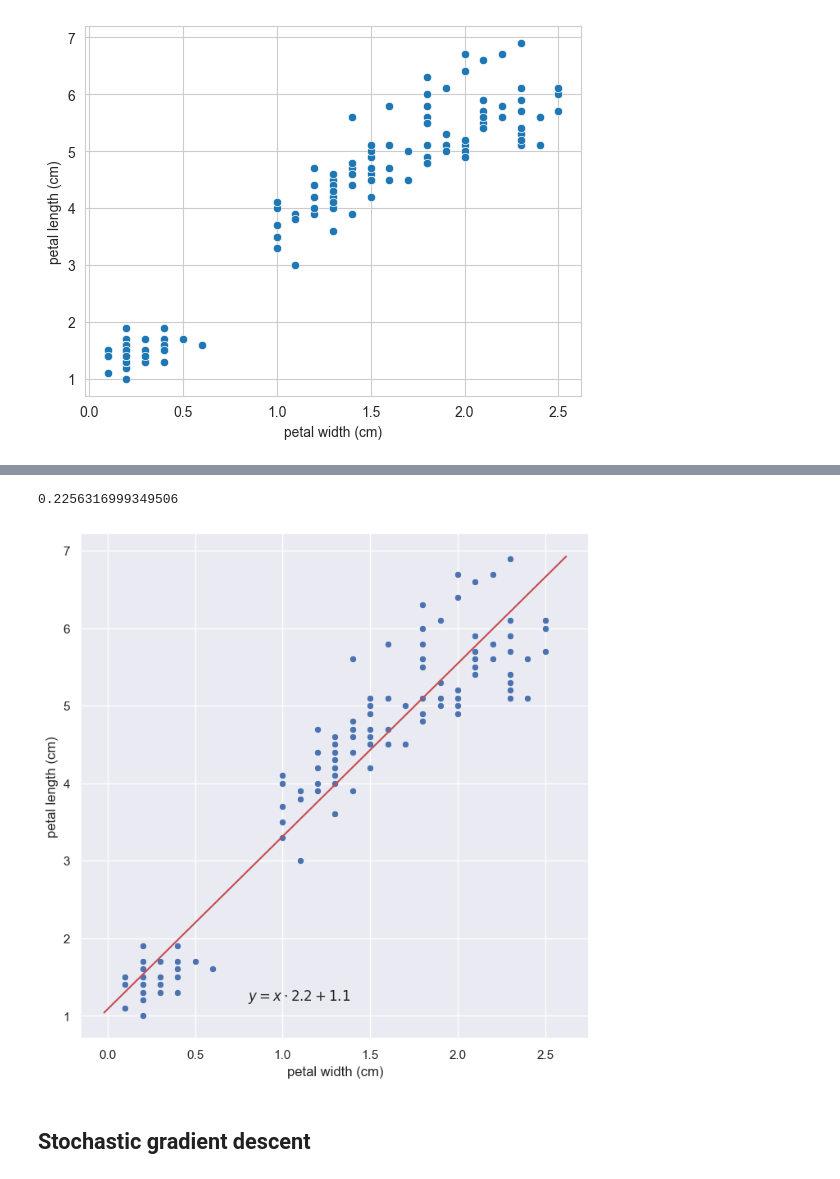
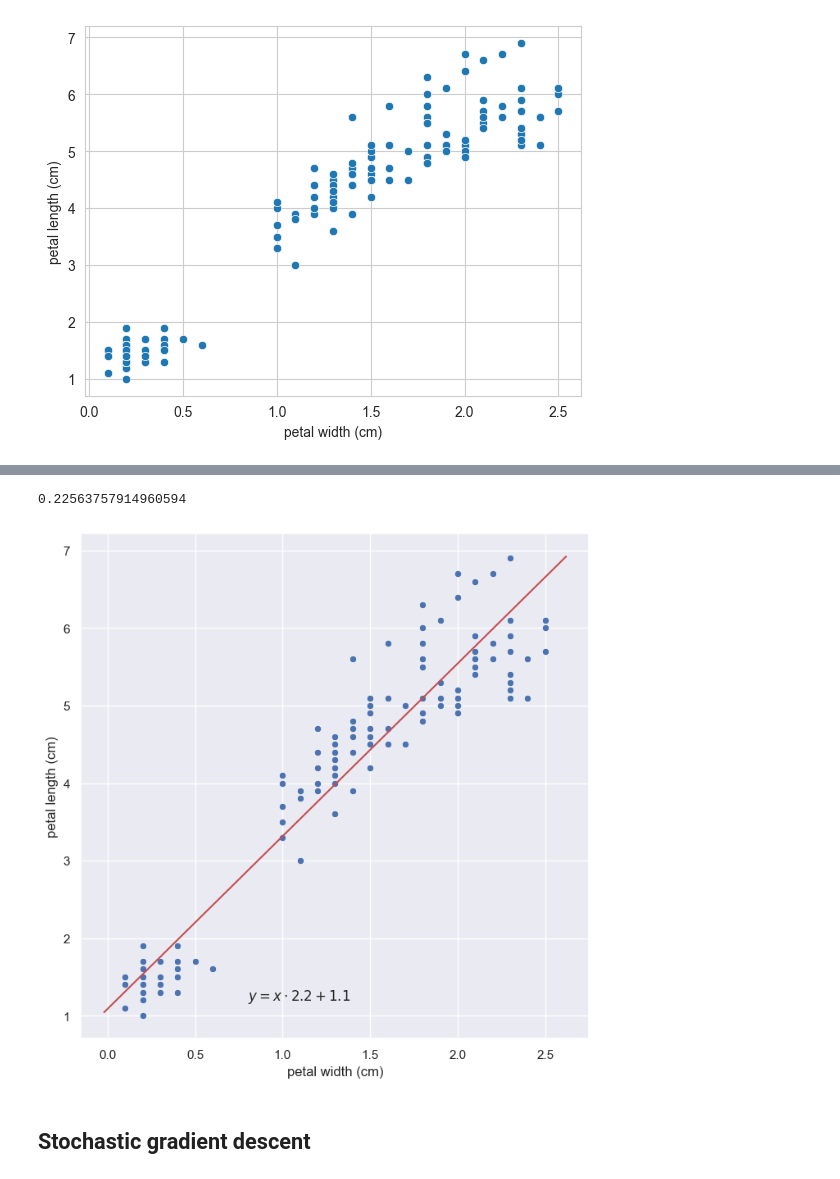
Before and after one commit to marekpiotradamczyk/ml_uwr_22, a Jupyter notebook: Assignments/Assignment8.ipynb, the cells around one changed output, grey strips where cells are left out. Saved outputs shown, nothing was run; the diff lists cells and outputs as text; code cells hidden in the pictures.

```diff
--- a/Assignments/Assignment8.ipynb
+++ b/Assignments/Assignment8.ipynb
@@ -92,13 +92,10 @@ class LinearRegression:
 
         Theta = np.zeros((X.shape[1], 1)) #sane starting Theta
 
-        alpha=1e-3
-        grad_norm = 1.
-        while (grad_norm > 1e-4):
+        alpha=1e-2
+        for _ in range(1000):
             grad_Theta = self.grad(Theta,X,y)
             Theta = Theta - alpha*grad_Theta
-
-            grad_norm = np.linalg.norm(grad_Theta)
 
         self.ThetaOpt = Theta
 
@@ -119,20 +116,23 @@ def mse(y_true, y_pred):
 # %%
 mse(y, y_pred)
 # %% [output]
-0.2256316999349506
+0.22563757914960594
-# %%
-# plot the length-widt relation
-sns.scatterplot(x=reg_feature, y=reg_target, data=iris_df)
-sns.set(rc={'figure.figsize':(8,8)})
-
-# plot the proposed relationship
-length_bounds = np.array(plt.xlim())
-width_predictions = model.ThetaOpt[1] * length_bounds + model.ThetaOpt[0]
-
-plt.plot(length_bounds, width_predictions, color='r')
-_ = plt.text(0.8, 1.2, f"$y = x \cdot {float(model.ThetaOpt[1]):0.2} + {float(model.ThetaOpt[0]):0.2}$")
-# %% [output]
-[figure, removed]
+# %%
+def plot_LR(a,b):
+    # plot the length-widt relation
+    sns.scatterplot(x=reg_feature, y=reg_target, data=iris_df)
+    sns.set(rc={'figure.figsize':(8,8)})
+
+    # plot the proposed relationship
+    length_bounds = np.array(plt.xlim())
+    width_predictions = a * length_bounds + b
+
+    plt.plot(length_bounds, width_predictions, color='r')
+    _ = plt.text(0.8, 1.2, f"$y = x \cdot {float(a):0.2} + {float(b):0.2}$")
+# %%
+plot_LR(model.ThetaOpt[1], model.ThetaOpt[0])
+# %% [output]
+[figure, added]
 # %% [markdown]
 ## Stochastic gradient descent
 # %% [markdown]
```
Also changed, not shown: parts of 57 cells of this notebook.
